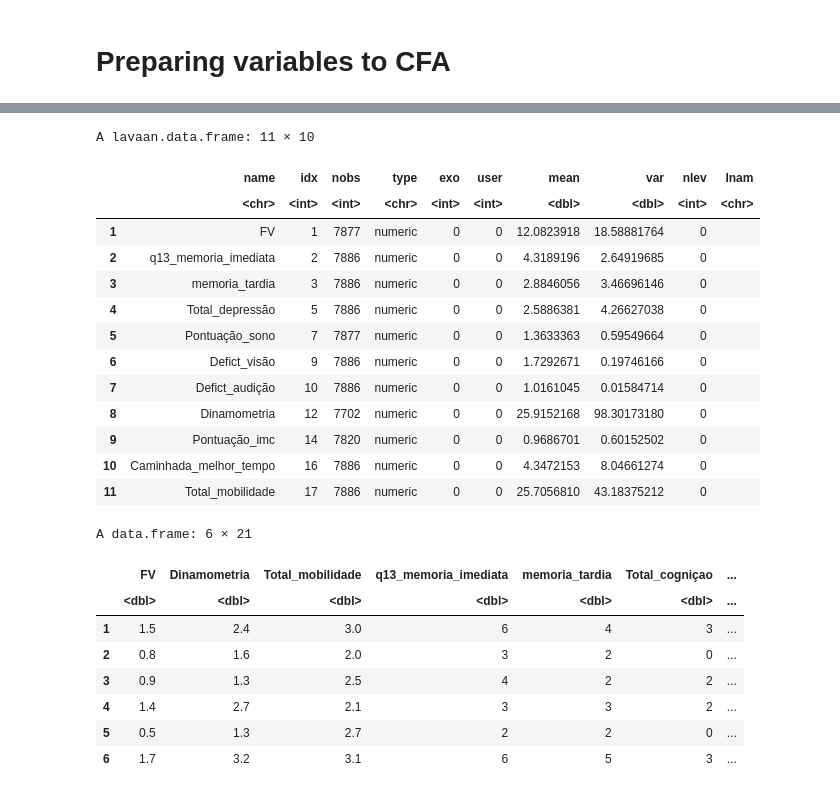
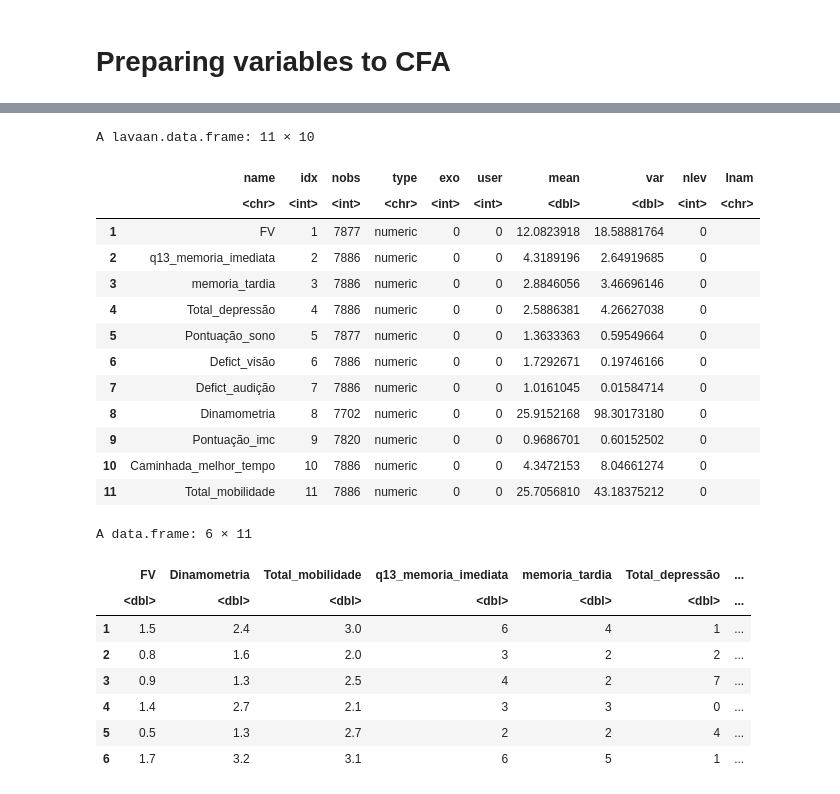
Before and after one commit to RenanBaltar/Jessica_CFA, a Jupyter notebook: Confirmatory Factor Analysis.ipynb, the cells around one changed output, grey strips where cells are left out. Saved outputs shown, nothing was run; the diff lists cells and outputs as text; code cells hidden in the pictures.

```diff
--- a/Confirmatory Factor Analysis.ipynb
+++ b/Confirmatory Factor Analysis.ipynb
@@ -41,0 +38,4 @@ tibble [7,886 x 21] (S3: tbl_df/tbl/data.frame)
+# %%
+bd_CFA<- dados[,-c(4,6,8,11,13,15,18,19,20,21)]
+head(bd_CFA)
+str(bd_CFA)
@@ -43,22 +65,22 @@ tibble [7,886 x 21] (S3: tbl_df/tbl/data.frame)
 ## Pré-processamento dos dados para o CFA
 # %%
 #Transformando caracter em fator e fator em numérico para aplicação do CFA
-dados[,c("Defict_visão","Defict_audição")] <- lapply(dados[,c("Defict_visão","Defict_audição")], as.factor)
-dados[,c("Defict_visão","Defict_audição")] <- lapply(dados[,c("Defict_visão","Defict_audição")], as.numeric)
-str(dados)
+bd_CFA[,c("Defict_visão","Defict_audição")] <- lapply(bd_CFA[,c("Defict_visão","Defict_audição")], as.factor)
+bd_CFA[,c("Defict_visão","Defict_audição")] <- lapply(bd_CFA[,c("Defict_visão","Defict_audição")], as.numeric)
+str(bd_CFA)
 
 ##########
 
-#dados2<- scale(dados) #Média 0 e variância 1
-#head(dados2) #Para solucionar problema de alta variância de algumas variáveis
+#bd_CFA2<- scale(dados) #Média 0 e variância 1
+#head(bd_CFA2) #Para solucionar problema de alta variância de algumas variáveis
 
 ##########
 
 #One hot enconding
 #require(caret)
-#dummy_ <- dummyVars(" ~ .", data = dados) #Mais rápido do que one_hot() do pacote mltools
-#dados2 <- data.frame(predict(dummy_, newdata = dados))
-#head(dados2)
-#dim(dados2) #Aumentou de 40 para 73 variáveis preditoras
-#str(dados2)
+#dummy_ <- dummyVars(" ~ .", data = bd_CFA) #Mais rápido do que one_hot() do pacote mltools
+#bd_CFA2 <- data.frame(predict(dummy_, newdata = bd_CFA))
+#head(bd_CFA2)
+#dim(bd_CFA2)
+#str(bd_CFA2)
 # %% [output]
@@ -83,10 +100,10 @@ tibble [7,886 x 21] (S3: tbl_df/tbl/data.frame)
 # Preparing variables to CFA
 # %%
 #Nomear corretamente os grupos de variáveis
-model<-'
+model_cfa<-'
 Cognitive=~FV+q13_memoria_imediata+memoria_tardia
 Psychological=~Total_depressão+Pontuação_sono
 Sensory=~Defict_visão+Defict_audição
 Vitality=~Dinamometria+Pontuação_imc
-Locomotor=~Caminhada_melhor_tempo+Total_mobilidade
-Intrisic capacity=~FV+q13_memoria_imediata+memoria_tardia+Total_depressão+Pontuação_sono+Defict_visão+Defict_audição+Dinamometria+Pontuação_imc+Caminhada_melhor_tempo+Total_mobilidade'
+Locomotor=~Caminhada_melhor_tempo+Total_mobilidade'
+#Intrisic capacity=~FV+q13_memoria_imediata+memoria_tardia+Total_depressão+Pontuação_sono+Defict_visão+Defict_audição+Dinamometria+Pontuação_imc+Caminhada_melhor_tempo+Total_mobilidade'
@@ -93,6 +112,6 @@ Intrisic capacity=~FV+q13_memoria_imediata+memoria_tardia+Total_depressão+Pontu
 # %%
-install.packages("lavaan") #Latent Variable Analysis
-require(lavaan)
-fit<- cfa(model, data=dados,missing = "FIML", estimator = "MLR")
-summary(fit,fit.measures=TRUE,standardized=TRUE,ci=TRUE)
+#install.packages("lavaan") #Latent Variable Analysis
+#require(lavaan)
+fit_cfa<- cfa(model_cfa, data=bd_CFA)  #missing = "FIML", estimator = "MLR"
+summary(fit_cfa,fit.measures=TRUE,standardized=TRUE,ci=TRUE)
 # %% [output]
@@ -196,33 +177,33 @@ Variances:
 # %%
-varTable(fit) #Dividir as variáveis que possuem alta variância por 10 (FV, Dinamometria e Total_mobilidade)
+varTable(fit_cfa) #Dividir as variáveis que possuem alta variância por 10 (FV, Dinamometria e Total_mobilidade)
 #https://groups.google.com/g/lavaan/c/FzShzsXYNco?pli=1
 # %% [output]
 A lavaan.data.frame: 11 × 10
 |  | name | idx | nobs | type | exo | user | mean | var | nlev | lnam |
 |  | <chr> | <int> | <int> | <chr> | <int> | <int> | <dbl> | <dbl> | <int> | <chr> |
 | 1 | FV | 1 | 7877 | numeric | 0 | 0 | 12.0823918 | 18.58881764 | 0 |  |
 | 2 | q13_memoria_imediata | 2 | 7886 | numeric | 0 | 0 | 4.3189196 | 2.64919685 | 0 |  |
 | 3 | memoria_tardia | 3 | 7886 | numeric | 0 | 0 | 2.8846056 | 3.46696146 | 0 |  |
-| 4 | Total_depressão | 5 | 7886 | numeric | 0 | 0 | 2.5886381 | 4.26627038 | 0 |  |
-| 5 | Pontuação_sono | 7 | 7877 | numeric | 0 | 0 | 1.3633363 | 0.59549664 | 0 |  |
-| 6 | Defict_visão | 9 | 7886 | numeric | 0 | 0 | 1.7292671 | 0.19746166 | 0 |  |
-| 7 | Defict_audição | 10 | 7886 | numeric | 0 | 0 | 1.0161045 | 0.01584714 | 0 |  |
-| 8 | Dinamometria | 12 | 7702 | numeric | 0 | 0 | 25.9152168 | 98.30173180 | 0 |  |
-| 9 | Pontuação_imc | 14 | 7820 | numeric | 0 | 0 | 0.9686701 | 0.60152502 | 0 |  |
-| 10 | Caminhada_melhor_tempo | 16 | 7886 | numeric | 0 | 0 | 4.3472153 | 8.04661274 | 0 |  |
-| 11 | Total_mobilidade | 17 | 7886 | numeric | 0 | 0 | 25.7056810 | 43.18375212 | 0 |  |
+| 4 | Total_depressão | 4 | 7886 | numeric | 0 | 0 | 2.5886381 | 4.26627038 | 0 |  |
+| 5 | Pontuação_sono | 5 | 7877 | numeric | 0 | 0 | 1.3633363 | 0.59549664 | 0 |  |
+| 6 | Defict_visão | 6 | 7886 | numeric | 0 | 0 | 1.7292671 | 0.19746166 | 0 |  |
+| 7 | Defict_audição | 7 | 7886 | numeric | 0 | 0 | 1.0161045 | 0.01584714 | 0 |  |
+| 8 | Dinamometria | 8 | 7702 | numeric | 0 | 0 | 25.9152168 | 98.30173180 | 0 |  |
+| 9 | Pontuação_imc | 9 | 7820 | numeric | 0 | 0 | 0.9686701 | 0.60152502 | 0 |  |
+| 10 | Caminhada_melhor_tempo | 10 | 7886 | numeric | 0 | 0 | 4.3472153 | 8.04661274 | 0 |  |
+| 11 | Total_mobilidade | 11 | 7886 | numeric | 0 | 0 | 25.7056810 | 43.18375212 | 0 |  |
 # %%
-x<- dados[,c("FV","Dinamometria","Total_mobilidade")]/10
-dados2<- dados[,-c(1,8,11)]
-dados2<- cbind(x,dados2)
-head(dados2)
+x<- bd_CFA[,c("FV","Dinamometria","Total_mobilidade")]/10
+bd_CFA2<- bd_CFA[,-c(1,8,11)]
+bd_CFA2<- cbind(x,bd_CFA2)
+head(bd_CFA2)
 # %% [output]
-A data.frame: 6 × 21
+A data.frame: 6 × 11
-|  | FV | Dinamometria | Total_mobilidade | q13_memoria_imediata | memoria_tardia | Total_cogniçao | ... |
+|  | FV | Dinamometria | Total_mobilidade | q13_memoria_imediata | memoria_tardia | Total_depressão | ... |
 |  | <dbl> | <dbl> | <dbl> | <dbl> | <dbl> | <dbl> | ... |
-| 1 | 1.5 | 2.4 | 3.0 | 6 | 4 | 3 | ... |
-| 2 | 0.8 | 1.6 | 2.0 | 3 | 2 | 0 | ... |
-| 3 | 0.9 | 1.3 | 2.5 | 4 | 2 | 2 | ... |
-| 4 | 1.4 | 2.7 | 2.1 | 3 | 3 | 2 | ... |
-| 5 | 0.5 | 1.3 | 2.7 | 2 | 2 | 0 | ... |
-| 6 | 1.7 | 3.2 | 3.1 | 6 | 5 | 3 | ... |
+| 1 | 1.5 | 2.4 | 3.0 | 6 | 4 | 1 | ... |
+| 2 | 0.8 | 1.6 | 2.0 | 3 | 2 | 2 | ... |
+| 3 | 0.9 | 1.3 | 2.5 | 4 | 2 | 7 | ... |
+| 4 | 1.4 | 2.7 | 2.1 | 3 | 3 | 0 | ... |
+| 5 | 0.5 | 1.3 | 2.7 | 2 | 2 | 4 | ... |
+| 6 | 1.7 | 3.2 | 3.1 | 6 | 5 | 1 | ... |
```
Also changed, not shown: parts of 12 cells of this notebook, 1 other file.
